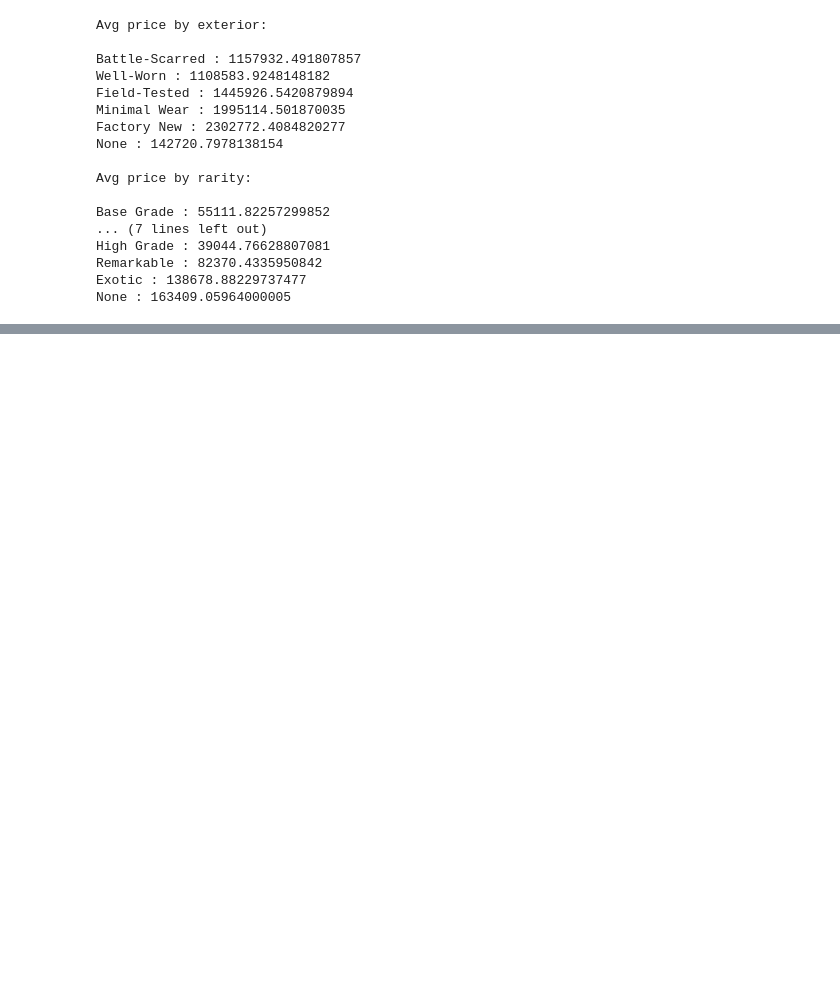
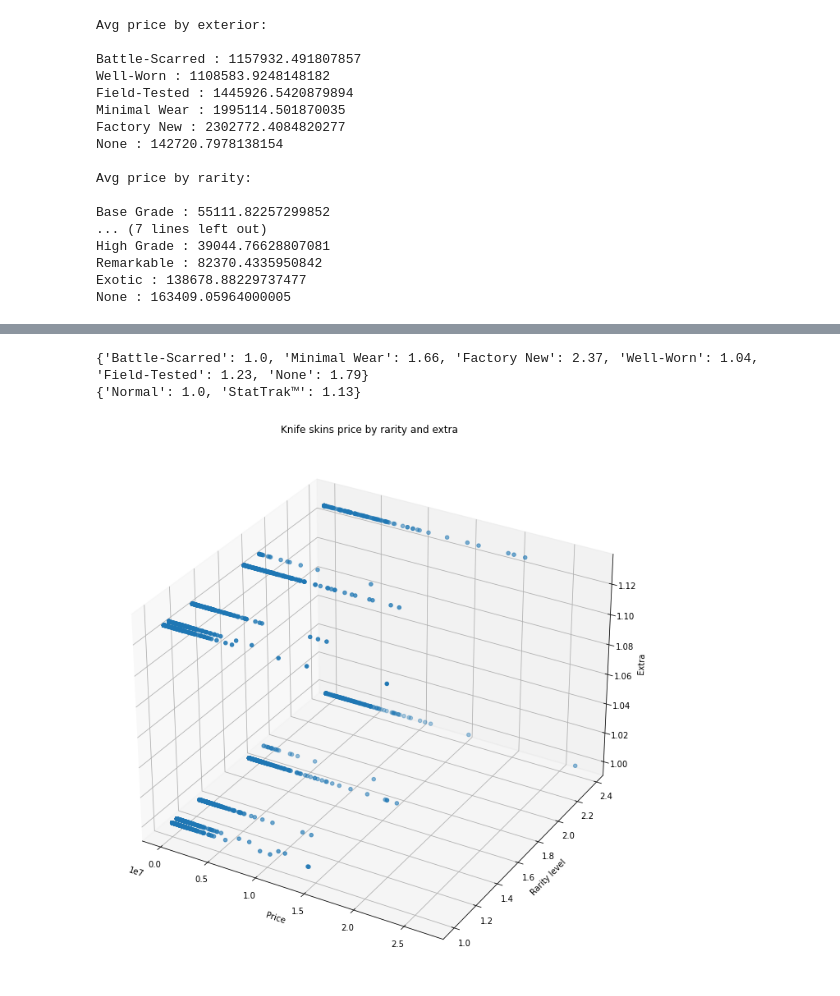
Before and after one commit to anhvuphamtan/CSGO-Market-Analysis, a Jupyter notebook: Data_Modeling.ipynb, the cells around one changed output, grey strips where cells are left out. Drawn from its saved outputs; the diff is of its cells as text; code cells hidden in the pictures; blank space fills up the shorter version.

```diff
--- a/Data_Modeling.ipynb
+++ b/Data_Modeling.ipynb
@@ -94,0 +171,2 @@ separate linear regression model for each of gloves, knife and stickers as their
+# %%
+knife = df[df['Type'] == 'Knife']
@@ -94,0 +183,9 @@ separate linear regression model for each of gloves, knife and stickers as their
+# %%
+print('Avg price by exterior type: ', '\n')
+for item in knife['Exterior'].unique():
+    print(item, ":", knife[knife['Exterior'] == item]['Average price (VND)'].mean())
+print(' ')
+print('Avg price by extra type: ', '\n')
+for item in knife['Extra'].unique():
+    print(item, ":", knife[knife['Extra'] == item]['Average price (VND)'].mean())
+print(' ')
@@ -94,0 +206,22 @@ separate linear regression model for each of gloves, knife and stickers as their
+# %%
+exterior_dict = {}
+exterior_dict['Battle-Scarred'] = 1 # since the average price for battle-scarred knives are lowest, we will enumerate it as 1.
+for item in knife['Exterior'].unique():
+    exterior_dict[item] = round((knife[knife['Exterior'] == item]['Average price (VND)'].mean() /
+    knife[knife['Exterior'] == 'Battle-Scarred']['Average price (VND)'].mean()), 2)
+exterior_num = []
+for item in list(knife['Exterior']):
+    exterior_num.append(exterior_dict[item])
+knife['Exterior as number'] = exterior_num
+
+extra_dict = {}
+extra_dict['Normal'] = 1
+for item in knife['Extra'].unique():
+    extra_dict[item] = round((knife[knife['Extra'] == item]['Average price (VND)'].mean() /
+    knife[knife['Extra'] == 'Normal']['Average price (VND)'].mean()), 2)
+extra_num = []
+for item in list(knife['Extra']):
+    extra_num.append(extra_dict[item])
+knife['Extra as number'] = extra_num
+
+knife.head()
@@ -94,0 +235,17 @@ separate linear regression model for each of gloves, knife and stickers as their
+# %%
+print(exterior_dict)
+print(extra_dict)
+# %% [output]
+{'Battle-Scarred': 1.0, 'Minimal Wear': 1.66, 'Factory New': 2.37, 'Well-Worn': 1.04, 'Field-Tested': 1.23, 'None': 1.79}
+{'Normal': 1.0, 'StatTrak™': 1.13}
+# %%
+fig = plt.figure(figsize=(12, 12))
+ax = fig.add_subplot(projection='3d')
+ax.scatter(list(knife['Min price (VND)']), list(knife['Exterior as number']), list(knife['Extra as number']))
+plt.title('Knife skins price by rarity and extra')
+plt.ylabel('Rarity level')
+plt.xlabel('Price')
+ax.set_zlabel('Extra', rotation=45)
+plt.show()
+# %% [output]
+[figure, added]
```
Also changed, not shown: parts of 27 cells of this notebook.
